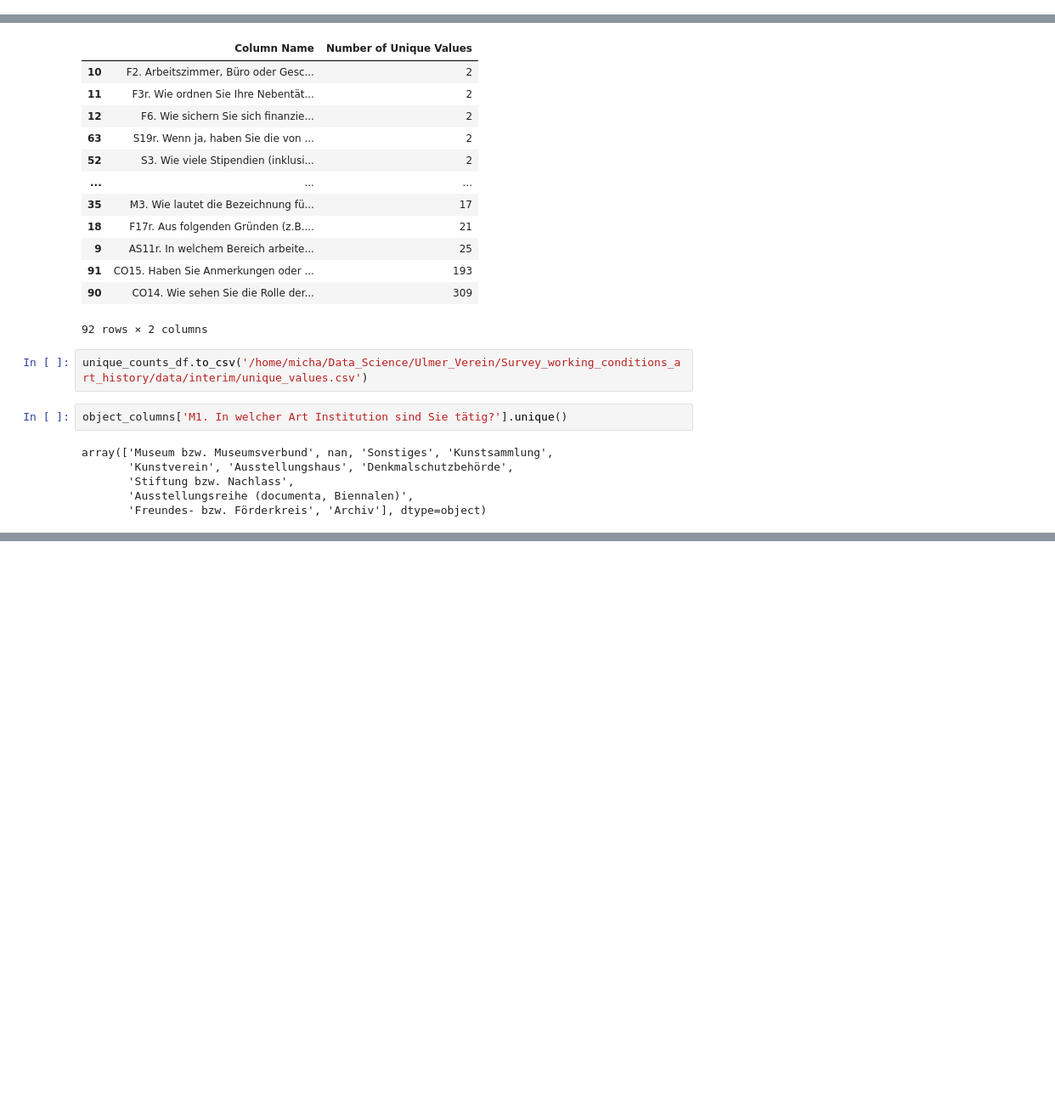
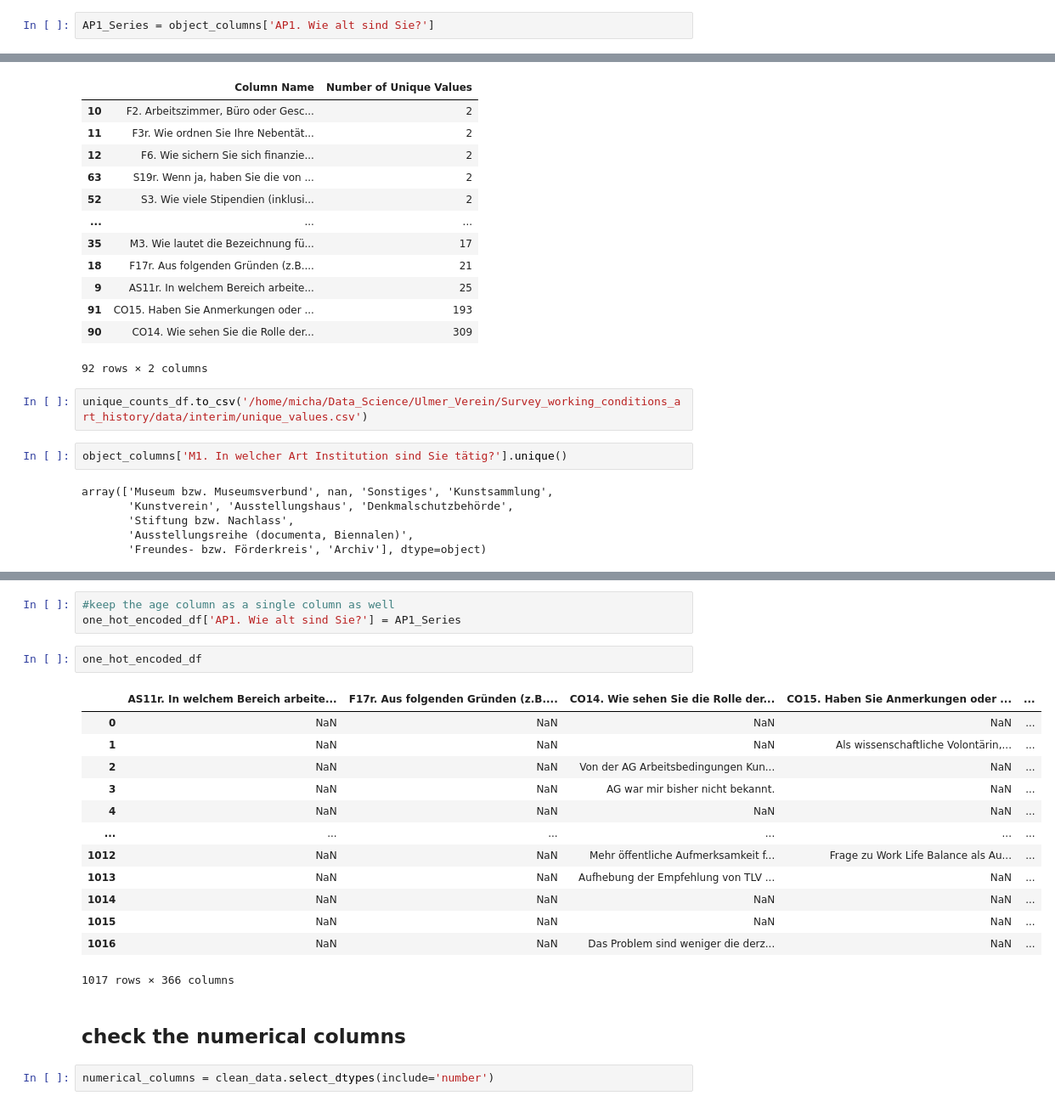
Before and after one commit to michaelgerloff/Survey_working_conditions_art_history, a Jupyter notebook: notebooks/00_Data_Cleaning.ipynb, the cells around one changed output, grey strips where cells are left out. Shown: that part at 85% size. Cells and saved outputs as stored; diff of their text form; blank space fills up the shorter version.

```diff
--- a/notebooks/00_Data_Exploration.ipynb
+++ b/notebooks/00_Data_Cleaning.ipynb
@@ -211,6 +215,8 @@ replacement_dict_Alter = {'Unter 25' : 0,
                           }
 
 object_columns['AP1. Wie alt sind Sie?'] =  object_columns['AP1. Wie alt sind Sie?'].replace(replacement_dict_Alter)
+# %%
+AP1_Series = object_columns['AP1. Wie alt sind Sie?']
 # %%
 object_columns.head()
 # %% [output]
@@ -291,0 +339,23 @@ array(['Museum bzw. Museumsverbund', nan, 'Sonstiges', 'Kunstsammlung',
+# %%
+#keep the age column as a single column as well
+one_hot_encoded_df['AP1. Wie alt sind Sie?'] = AP1_Series
+# %%
+one_hot_encoded_df
+# %% [output]
+|  | AS11r. In welchem Bereich arbeite... | F17r. Aus folgenden Gründen (z.B.... | CO14. Wie sehen Sie die Rolle der... | CO15. Haben Sie Anmerkungen oder ... | ... |
+| 0 | NaN | NaN | NaN | NaN | ... |
+| 1 | NaN | NaN | NaN | Als wissenschaftliche Volontärin,... | ... |
+| 2 | NaN | NaN | Von der AG Arbeitsbedingungen Kun... | NaN | ... |
+| 3 | NaN | NaN | AG war mir bisher nicht bekannt. | NaN | ... |
+| 4 | NaN | NaN | NaN | NaN | ... |
+| ... | ... | ... | ... | ... | ... |
+| 1012 | NaN | NaN | Mehr öffentliche Aufmerksamkeit f... | Frage zu Work Life Balance als Au... | ... |
+| 1013 | NaN | NaN | Aufhebung der Empfehlung von TLV ... | NaN | ... |
+| 1014 | NaN | NaN | NaN | NaN | ... |
+| 1015 | NaN | NaN | NaN | NaN | ... |
+| 1016 | NaN | NaN | Das Problem sind weniger die derz... | NaN | ... |
+1017 rows × 366 columns
+# %% [markdown]
+## check the numerical columns
+# %%
+numerical_columns = clean_data.select_dtypes(include='number')
```
Also changed, not shown: parts of 22 cells of this notebook, 1 other file.
